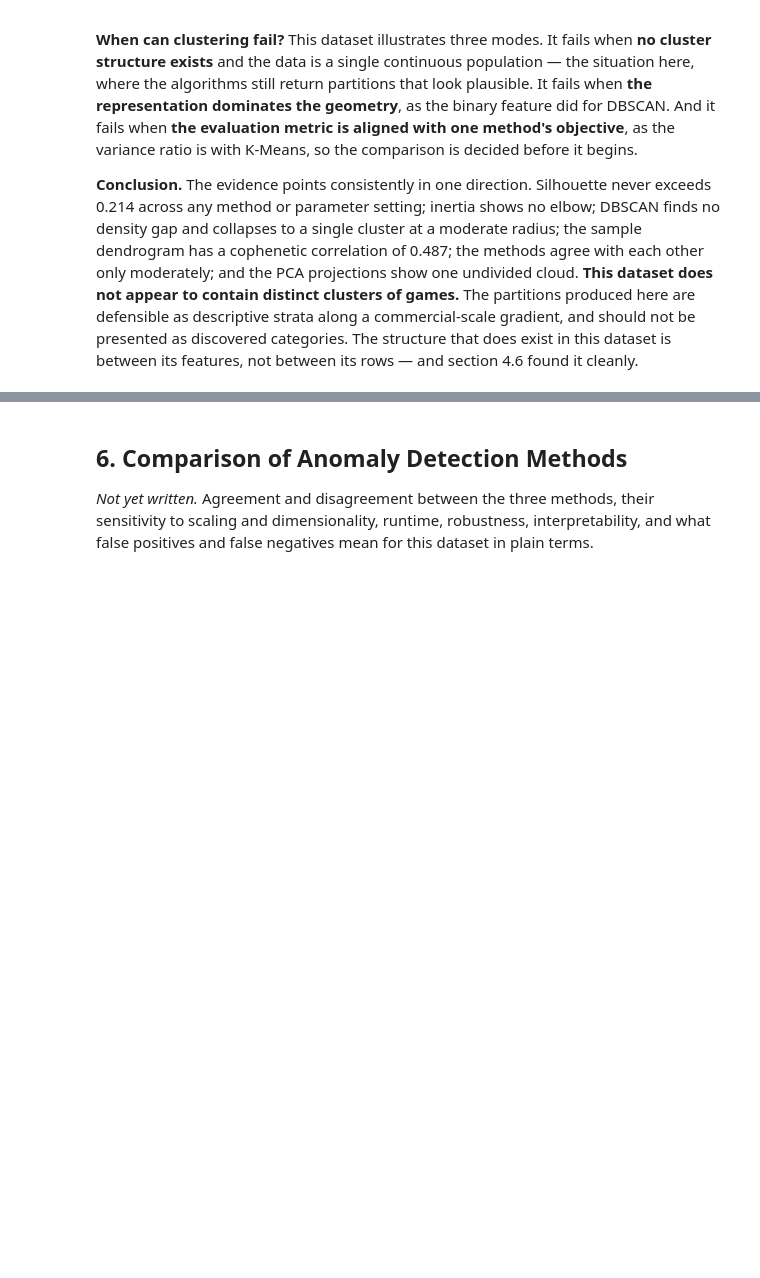
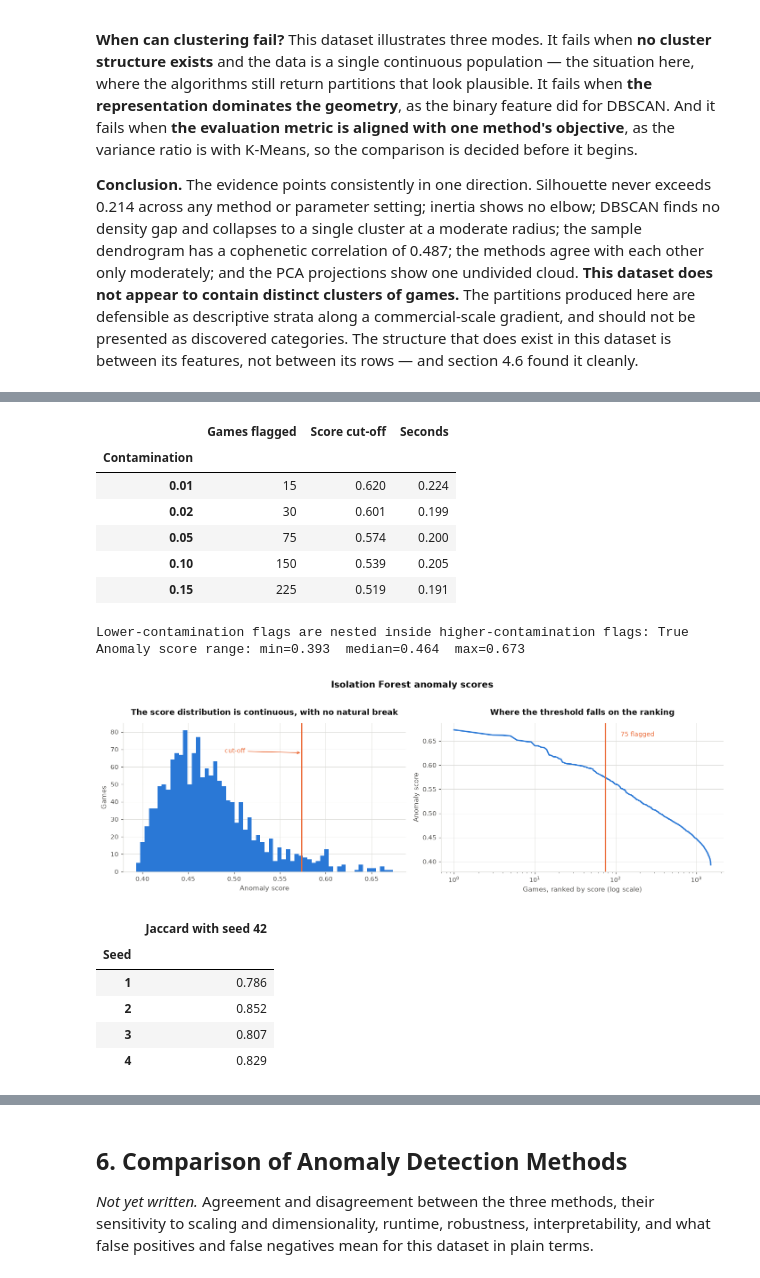
Before and after one commit to shonmazon/Data_Science, a Jupyter notebook: assignment3-unsupervised/notebooks/steam_unsupervised.ipynb, the cells around one changed output, grey strips where cells are left out. Drawn from its saved outputs; the diff is of its cells as text; code cells hidden in the pictures; blank space fills up the shorter version.

```diff
--- a/assignment3-unsupervised/notebooks/steam_unsupervised.ipynb
+++ b/assignment3-unsupervised/notebooks/steam_unsupervised.ipynb
@@ -1756,0 +1901,28 @@ features, not between its rows — and section 4.6 found it cleanly.
+# %%
+sweep = isolation_forest_sweep(scaled_matrix)
+display(sweep)
+print(f"Lower-contamination flags are nested inside higher-contamination flags: {sweep.attrs['nested']}")
+
+isolation_score, isolation_flags = isolation_forest_scores(scaled_matrix)
+print(f"Anomaly score range: min={isolation_score.min():.3f}  "
+      f"median={np.median(isolation_score):.3f}  max={isolation_score.max():.3f}")
+display(plot_score_distribution(isolation_score, isolation_flags.to_numpy(),
+                                "Isolation Forest anomaly scores", "Anomaly score"))
+display(isolation_forest_seed_stability(scaled_matrix))
+# %% [output]
+|  | Games flagged | Score cut-off | Seconds |
+| Contamination |  |  |  |
+| 0.01 | 15 | 0.620 | 0.224 |
+| 0.02 | 30 | 0.601 | 0.199 |
+| 0.05 | 75 | 0.574 | 0.200 |
+| 0.10 | 150 | 0.539 | 0.205 |
+| 0.15 | 225 | 0.519 | 0.191 |
+Lower-contamination flags are nested inside higher-contamination flags: True
+Anomaly score range: min=0.393  median=0.464  max=0.673
+[figure, added]
+|  | Jaccard with seed 42 |
+| Seed |  |
+| 1 | 0.786 |
+| 2 | 0.852 |
+| 3 | 0.807 |
+| 4 | 0.829 |
```
Also changed, not shown: parts of 12 cells of this notebook, 2 other files.
